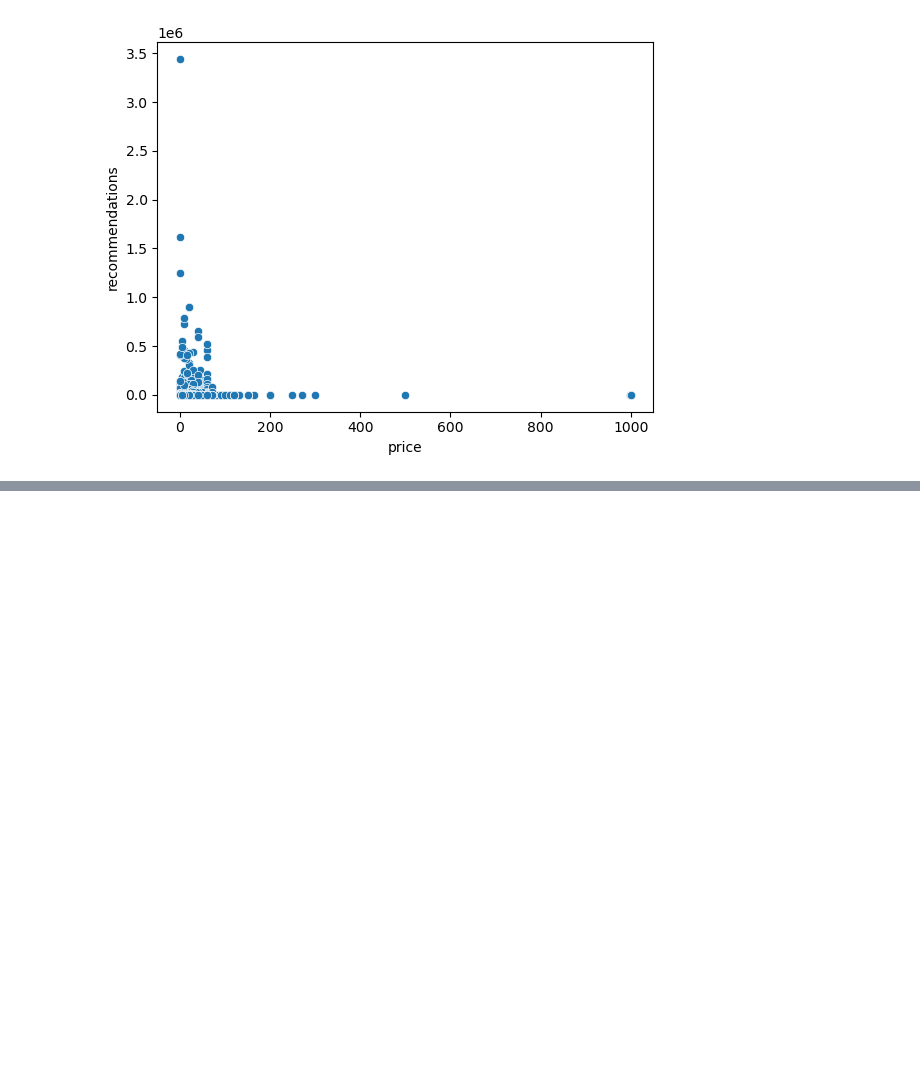
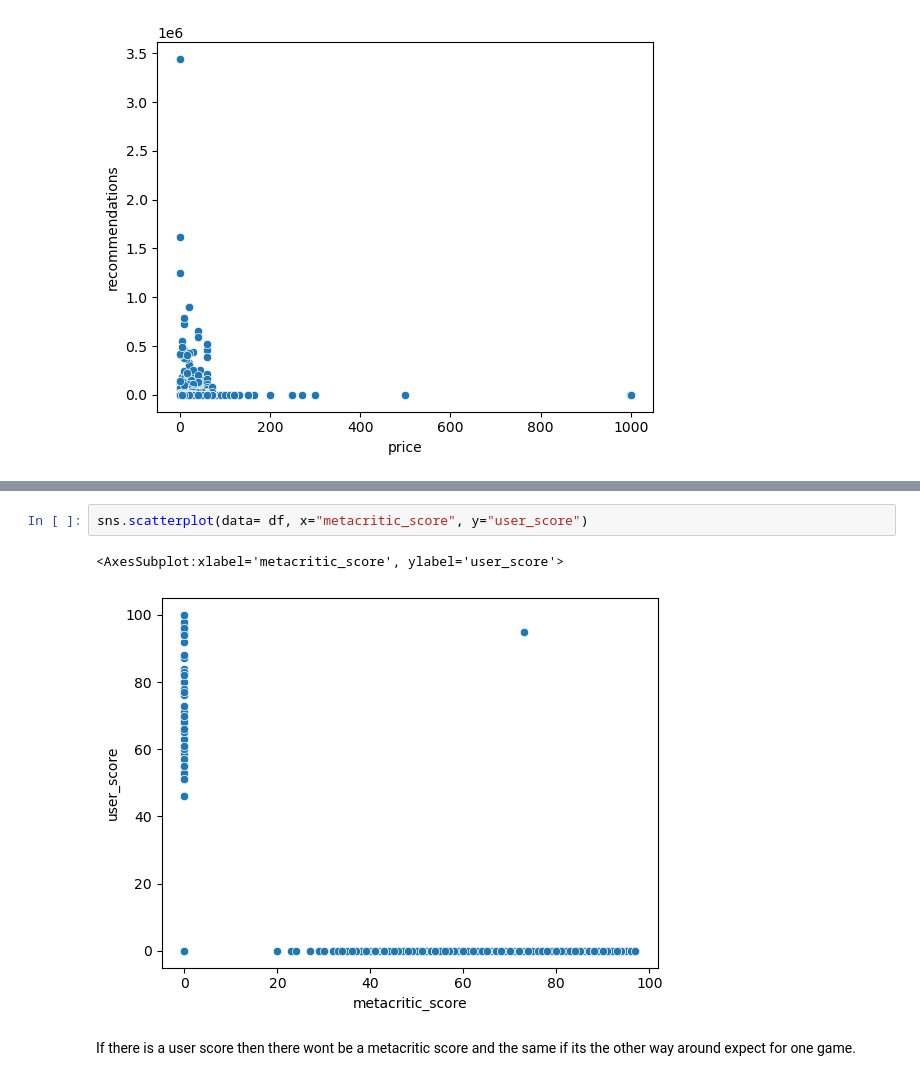
Before and after one commit to CrunchySweet/AI, a Jupyter notebook: Semester1/Games/Games.ipynb, the cells around one changed output, grey strips where cells are left out. Drawn from its saved outputs; the diff is of its cells as text; blank space fills up the shorter version.

```diff
--- a/Semester1/Games/Games.ipynb
+++ b/Semester1/Games/Games.ipynb
@@ -114,0 +115,7 @@ sns.scatterplot(data= cleanedDF, x="positive", y="negative")
+# %%
+sns.scatterplot(data= df, x="metacritic_score", y="user_score")
+# %% [output]
+<AxesSubplot:xlabel='metacritic_score', ylabel='user_score'>
+[figure, added]
+# %% [markdown]
+If there is a user score then there wont be a metacritic score and the same if its the other way around expect for one game.
```
Also changed, not shown: parts of 18 cells of this notebook, 1 other file.
